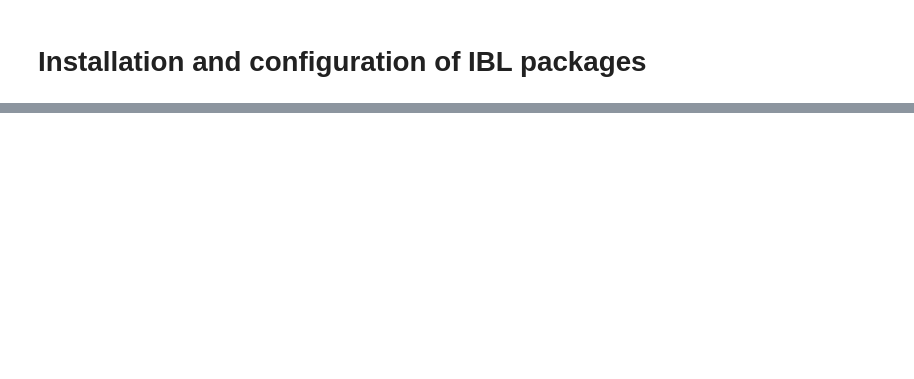
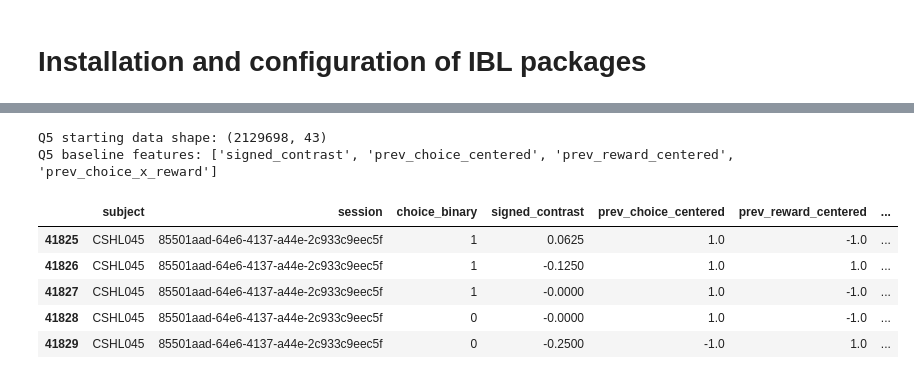
Before and after one commit to muntoka0/ibl-project, a Jupyter notebook: IBL_behavior_dataQ5.ipynb, the cells around one changed output, grey strips where cells are left out. Cells and saved outputs as stored; diff of their text form; code cells hidden in the pictures; blank space fills up the shorter version.

```diff
--- a/IBL_behavior_dataQ5.ipynb
+++ b/IBL_behavior_dataQ5.ipynb
@@ -2958,0 +103,54 @@ However, if `trial_fraction_weight_q5` or `trial_fraction_x_contrast_weight_q5`
+# %%
+# Q5 data copy. Do not change df_q4.
+
+df_q5 = df_q4.copy(deep=True)
+
+# Make sure the centered Q3 interaction columns exist.
+# They should already exist because Q4 uses the updated Q3 interaction data.
+if 'prev_choice_centered' not in df_q5.columns:
+    df_q5['prev_choice_centered'] = df_q5['prev_choice_binary'].astype(float) * 2 - 1
+
+if 'prev_reward_centered' not in df_q5.columns:
+    df_q5['prev_reward_centered'] = df_q5['prev_rewarded'].astype(float) * 2 - 1
+
+if 'prev_choice_x_reward' not in df_q5.columns:
+    df_q5['prev_choice_x_reward'] = (
+        df_q5['prev_choice_centered']
+        * df_q5['prev_reward_centered']
+    )
+
+q5_group_cols = ['subject', 'session']
+
+q5_sort_columns = [
+    col for col in ['subject', 'session_start_time', 'session', 'intervals_0']
+    if col in df_q5.columns
+]
+
+df_q5 = df_q5.sort_values(q5_sort_columns).copy(deep=True)
+
+q5_baseline_features = [
+    'signed_contrast',
+    'prev_choice_centered',
+    'prev_reward_centered',
+    'prev_choice_x_reward'
+]
+
+print('Q5 starting data shape:', df_q5.shape)
+print('Q5 baseline features:', q5_baseline_features)
+
+display(
+    df_q5[[
+        'subject',
+        'session',
+        'choice_binary'
+    ] + q5_baseline_features].head()
+)
+# %% [output]
+Q5 starting data shape: (2129698, 43)
+Q5 baseline features: ['signed_contrast', 'prev_choice_centered', 'prev_reward_centered', 'prev_choice_x_reward']
+|  | subject | session | choice_binary | signed_contrast | prev_choice_centered | prev_reward_centered | ... |
+| 41825 | CSHL045 | 85501aad-64e6-4137-a44e-2c933c9eec5f | 1 | 0.0625 | 1.0 | -1.0 | ... |
+| 41826 | CSHL045 | 85501aad-64e6-4137-a44e-2c933c9eec5f | 1 | -0.1250 | 1.0 | 1.0 | ... |
+| 41827 | CSHL045 | 85501aad-64e6-4137-a44e-2c933c9eec5f | 1 | -0.0000 | 1.0 | -1.0 | ... |
+| 41828 | CSHL045 | 85501aad-64e6-4137-a44e-2c933c9eec5f | 0 | -0.0000 | 1.0 | -1.0 | ... |
+| 41829 | CSHL045 | 85501aad-64e6-4137-a44e-2c933c9eec5f | 0 | -0.2500 | -1.0 | 1.0 | ... |
```
Also changed, not shown: parts of 194 cells of this notebook, 5 other files.
